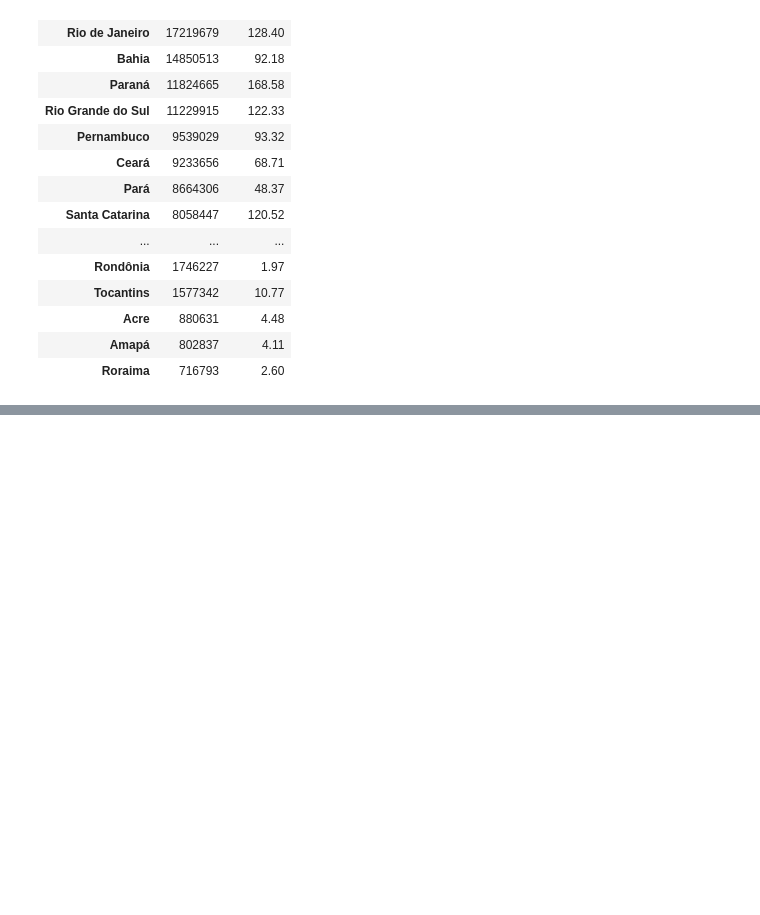
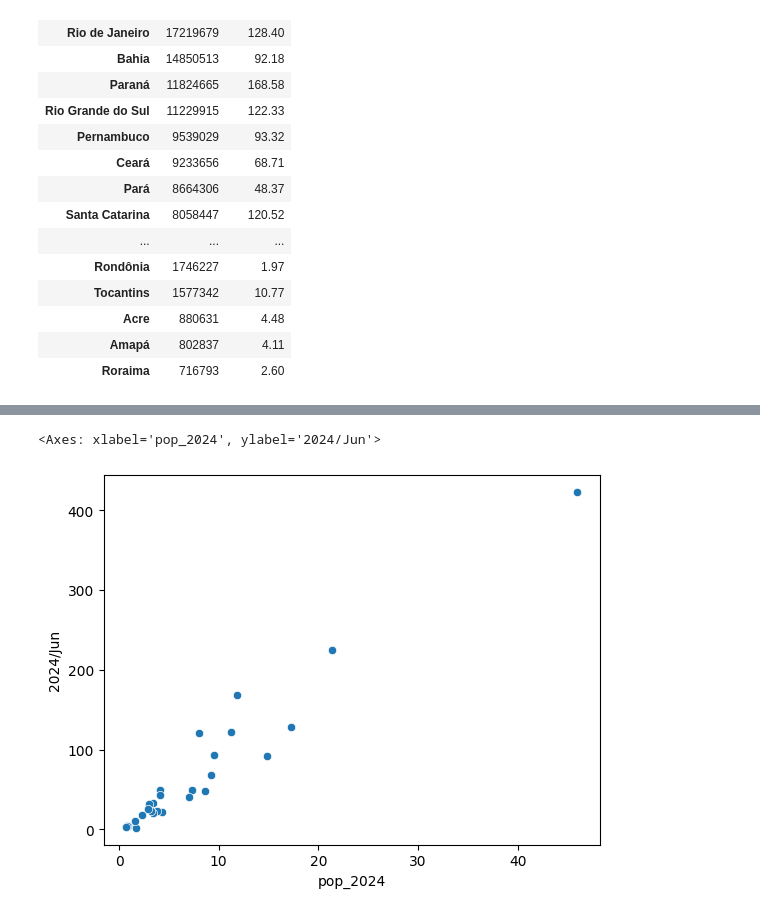
Before and after one commit to SandraRojasZ/Data-Analytics, a Jupyter notebook: pos-datascience-analise-e-exploracao-de-dados-aula1/Produção_Hospitalar-A2.1.ipynb, the cells around one changed output, grey strips where cells are left out. Saved outputs shown, nothing was run; the diff lists cells and outputs as text; code cells hidden in the pictures; blank space fills up the shorter version.

```diff
--- a/pos-datascience-analise-e-exploracao-de-dados-aula1/Produção_Hospitalar-A2.1.ipynb
+++ b/pos-datascience-analise-e-exploracao-de-dados-aula1/Produção_Hospitalar-A2.1.ipynb
@@ -1042,0 +1121,5 @@ populacao_index.join(gastos)
+# %%
+sns.scatterplot(data = gastos_e_populacao / 1_000_000, x = "pop_2024", y = "2024/Jun")
+# %% [output]
+<Axes: xlabel='pop_2024', ylabel='2024/Jun'>
+[figure, added]
```
Also changed, not shown: parts of 22 cells of this notebook.
